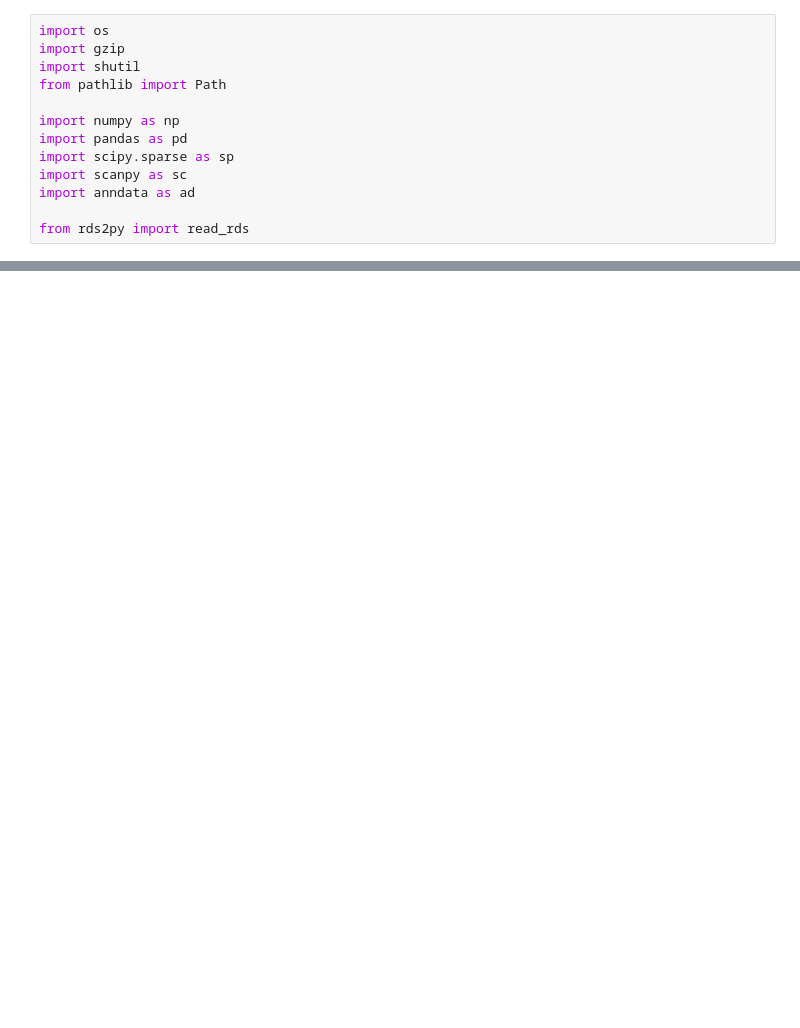
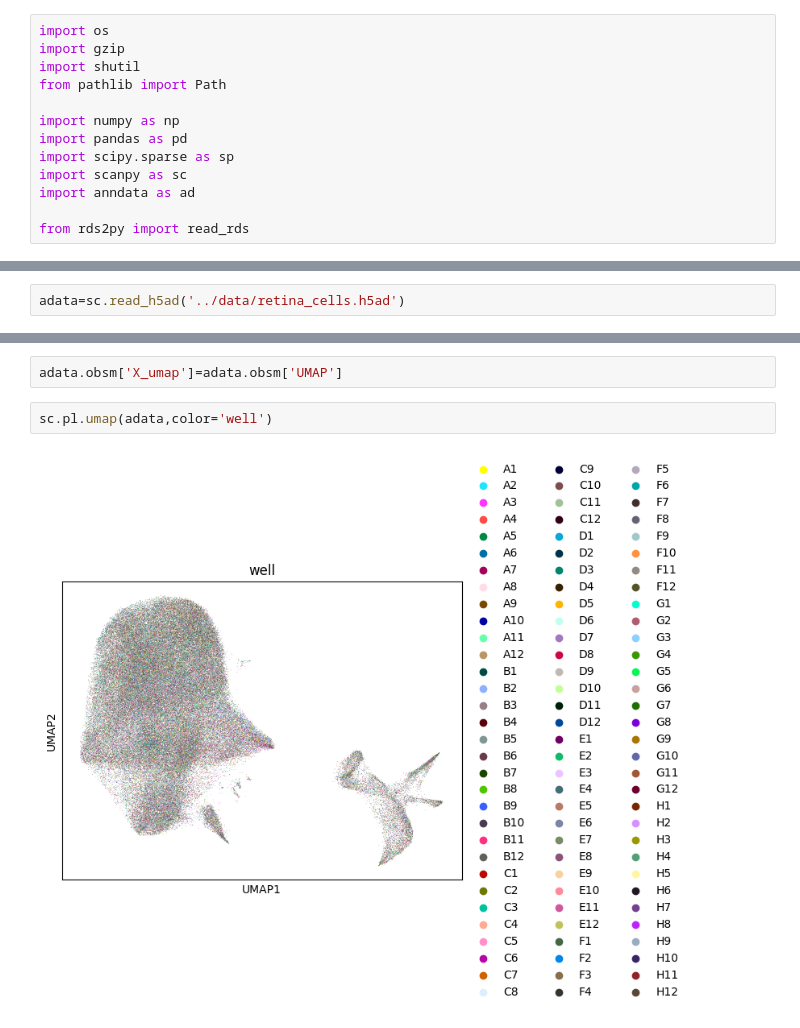
Before and after one commit to TiamHeydari/DeepMultiCell, a Jupyter notebook: Retinal_organoid/notebooks/data_loader.ipynb, the cells around one changed output, grey strips where cells are left out. Drawn from its saved outputs; the diff is of its cells as text; blank space fills up the shorter version.

Commit message:
retinal data notebook

```diff
--- a/Retinal_organoid/notebooks/data_loader.ipynb
+++ b/Retinal_organoid/notebooks/data_loader.ipynb
@@ -70,0 +14,2 @@ LibrdataError: The file contains an unrecognized object
+# %%
+adata=sc.read_h5ad('../data/retina_cells.h5ad')
@@ -70,0 +32,6 @@ LibrdataError: The file contains an unrecognized object
+# %%
+adata.obsm['X_umap']=adata.obsm['UMAP']
+# %%
+sc.pl.umap(adata,color='well')
+# %% [output]
+[figure, added]
```
Also changed, not shown: parts of 9 cells of this notebook, 6 other files.
